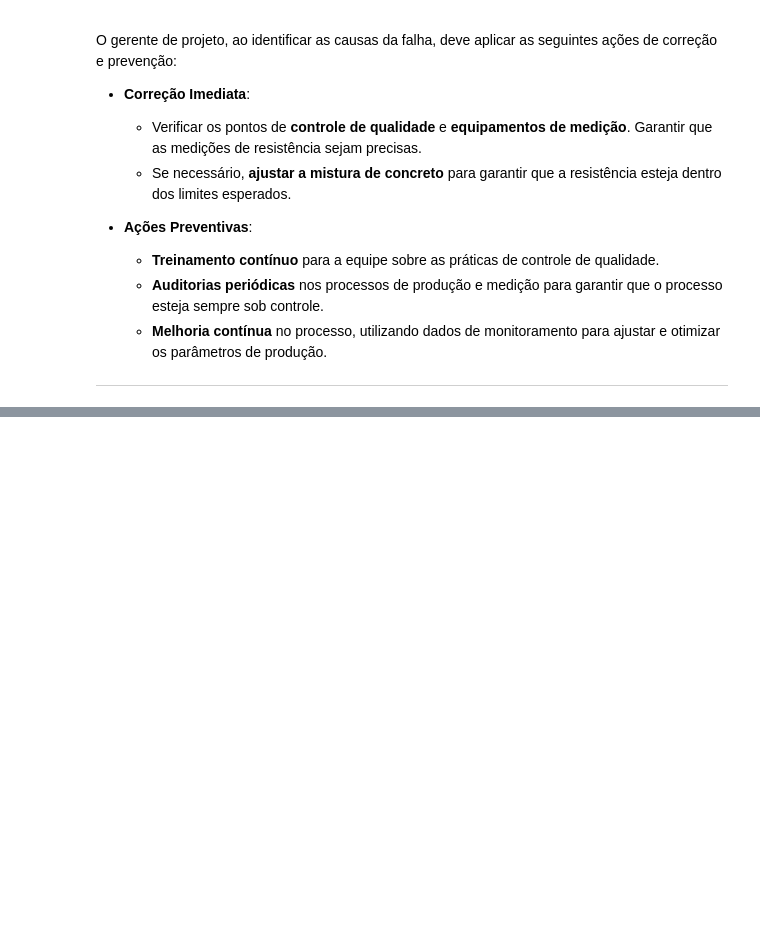
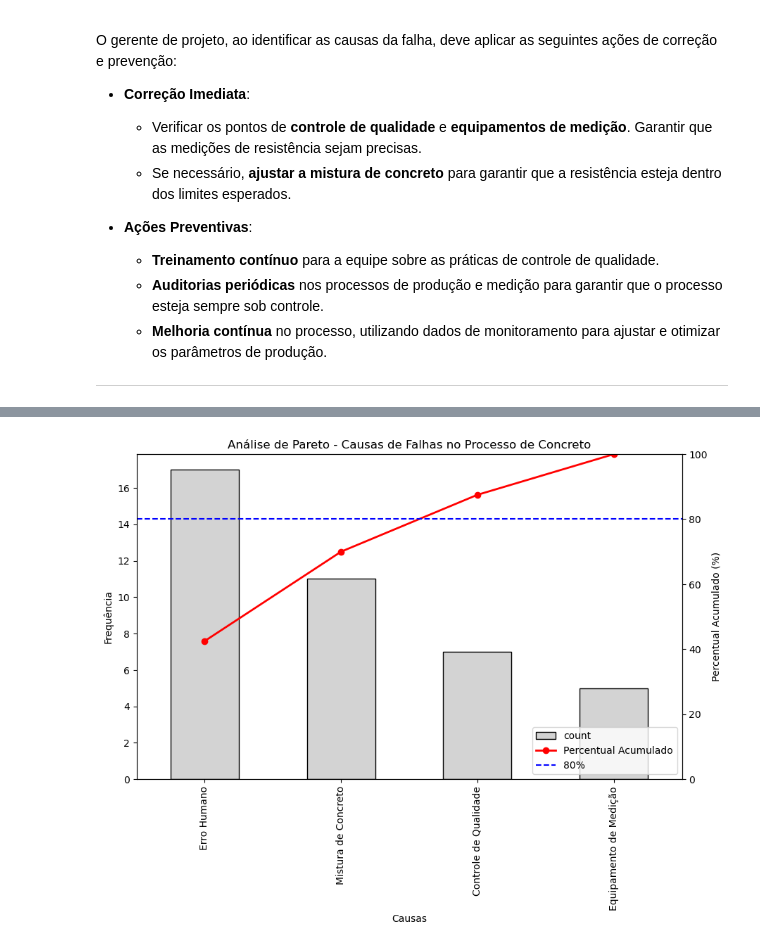
Before and after one commit to UniRobotica/gpc, a Jupyter notebook: notebooks/dominios/medicao/cep-acoes-correcao.ipynb, the cells around one changed output, grey strips where cells are left out. Saved outputs shown, nothing was run; the diff lists cells and outputs as text; code cells hidden in the pictures; blank space fills up the shorter version.

```diff
--- a/notebooks/dominios/medicao/cep-acoes-correcao.ipynb
+++ b/notebooks/dominios/medicao/cep-acoes-correcao.ipynb
@@ -179 +323,83 @@ plt.show()
+# %%
+import numpy as np
+import pandas as pd
+import matplotlib.pyplot as plt
+
+np.random.seed(42)
+
+# =========================
+# DADOS SIMULADOS
+# =========================
+
+causas = [
+    "Erro Humano",
+    "Equipamento de Medição",
+    "Mistura de Concreto",
+    "Controle de Qualidade"
+]
+
+n_ocorrencias = 40
+
+dados_causas = np.random.choice(
+    causas,
+    size=n_ocorrencias,
+    p=[0.35, 0.15, 0.30, 0.20]
+)
+
+df = pd.DataFrame({'Causa': dados_causas})
+
+frequencia = df['Causa'].value_counts().sort_values(ascending=False)
+percentual = frequencia / frequencia.sum() * 100
+percentual_acumulado = percentual.cumsum()
+
+# =========================
+# GRÁFICO DE PARETO
+# =========================
+
+fig, ax1 = plt.subplots(figsize=(10, 6))
+
+# Barras (cor neutra)
+frequencia.plot(
+    kind='bar',
+    ax=ax1,
+    color='lightgray',          # cor distinta da linha
+    edgecolor='black'           # contorno para melhor leitura
+)
+
+ax1.set_ylabel('Frequência')
+ax1.set_xlabel('Causas')
+
+# Linha acumulada (cor contrastante)
+ax2 = ax1.twinx()
+ax2.plot(
+    percentual_acumulado.values,
+    marker='o',
+    linewidth=2,
+    color='red',                # cor forte para destaque
+    label='Percentual Acumulado'
+)
+
+ax2.set_ylabel('Percentual Acumulado (%)')
+ax2.set_ylim(0, 100)
+
+# Linha de referência 80%
+ax2.axhline(
+    80,
+    linestyle='--',
+    color='blue',               # terceira cor (referência)
+    linewidth=1.5,
+    label='80%'
+)
+
+# Legenda combinada
+lines_1, labels_1 = ax1.get_legend_handles_labels()
+lines_2, labels_2 = ax2.get_legend_handles_labels()
+
+ax2.legend(lines_1 + lines_2, labels_1 + labels_2, loc='lower right')
+
+plt.title('Análise de Pareto - Causas de Falhas no Processo de Concreto')
+
+plt.show()
+# %% [output]
+[figure, added]
 # %% [markdown]
```
Also changed, not shown: parts of 16 cells of this notebook.
